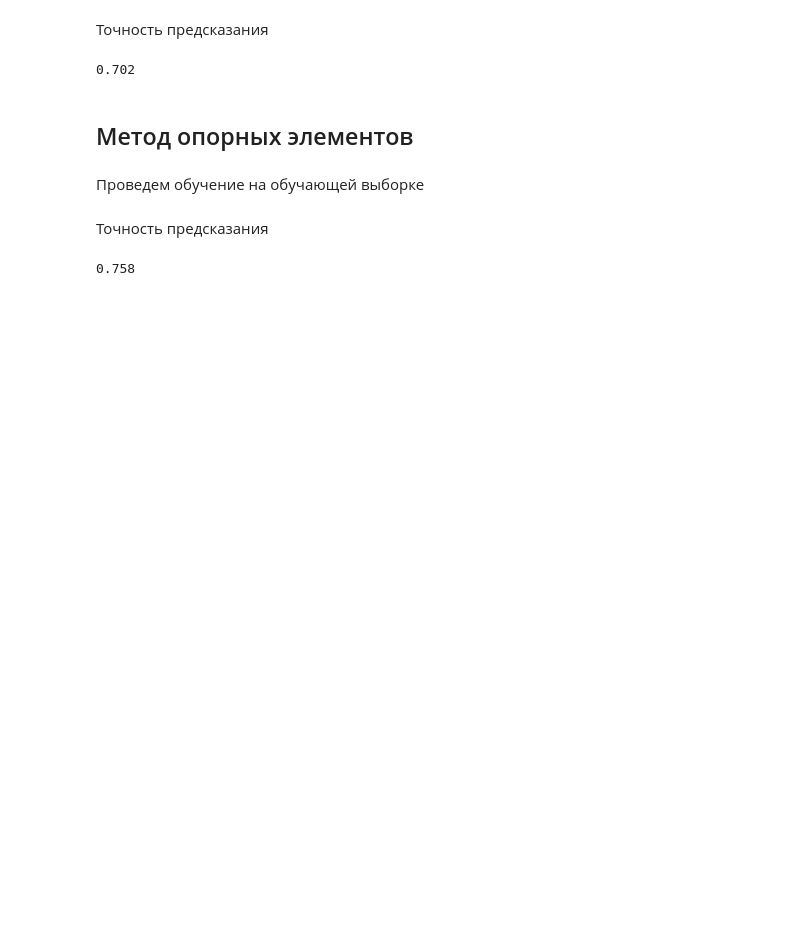
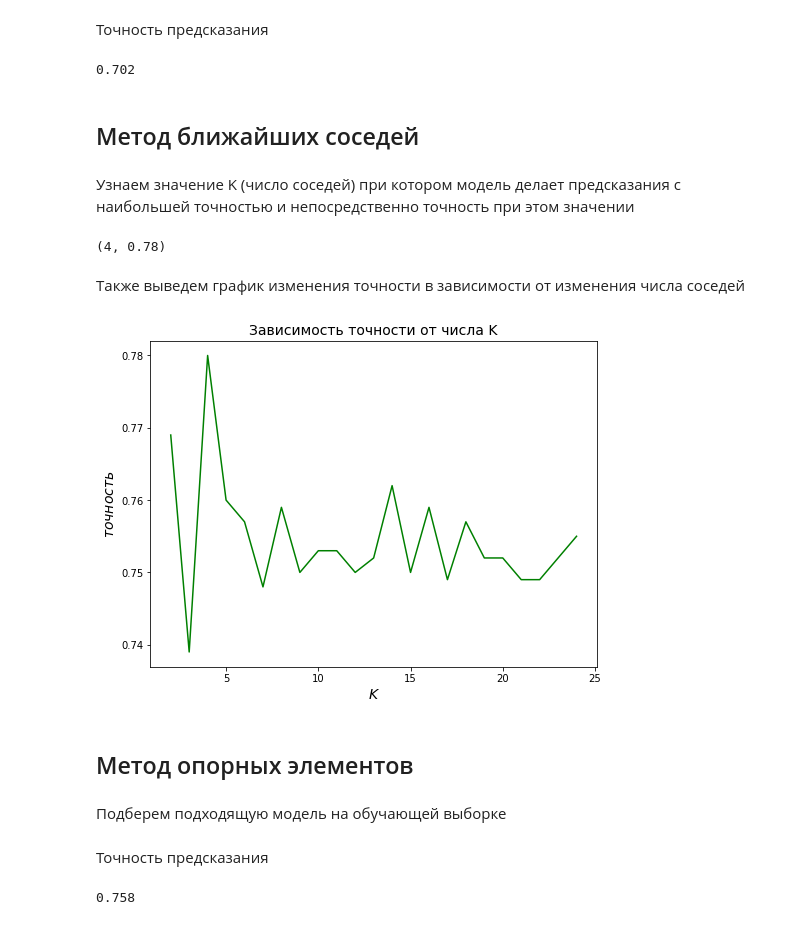
Before and after one commit to alex-12345/mai_tasks, a Jupyter notebook: ml_labs/working_with_ecommerce_data.ipynb, the cells around one changed output. Saved outputs shown, nothing was run; the diff lists cells and outputs as text; code cells hidden in the pictures; blank space fills up the shorter version.

```diff
--- a/ml_labs/working_with_ecommerce_data.ipynb
+++ b/ml_labs/working_with_ecommerce_data.ipynb
@@ -239,10 +242,30 @@ logit.fit(x_train, y_train);
 round(logit.score(x_test, y_test), 3)
 # %% [output]
 0.702
+# %% [markdown]
+## Метод ближайших соседей ##
+# %% [markdown]
+Узнаем значение K (число соседей) при котором модель делает предсказания с наибольшей точностью и непосредственно точность при этом значении
+# %%
+K = { k : round(KNeighborsClassifier(n_neighbors=k).fit(x_train, y_train).score(x_test, y_test), 3)  for k in range(2, 25)}
+[k for k in K.keys() if K[k] == max(K.values())][0], max(K.values())
+# %% [output]
+(4, 0.78)
+# %% [markdown]
+Также выведем график изменения точности в зависимости от изменения числа соседей
+# %%
+plt.figure(figsize=(8, 6))
+plt.plot(K.keys(), K.values(), 'green')
+plt.title(r'Зависимость точности от числа K', size=14)
+plt.xlabel(r'$K$', size=14)
+plt.ylabel(r'$точность$', size = 14)
+plt.show()
+# %% [output]
+[figure, added]
 # %% [markdown]
 ## Метод опорных элементов ##
 # %% [markdown]
-Проведем обучение на обучающей выборке
+Подберем подходящую модель на обучающей выборке
 # %%
 clf = svm.SVC()
 clf.fit(x_train, y_train);
```
Also changed, not shown: parts of 7 cells of this notebook, 1 other file.
